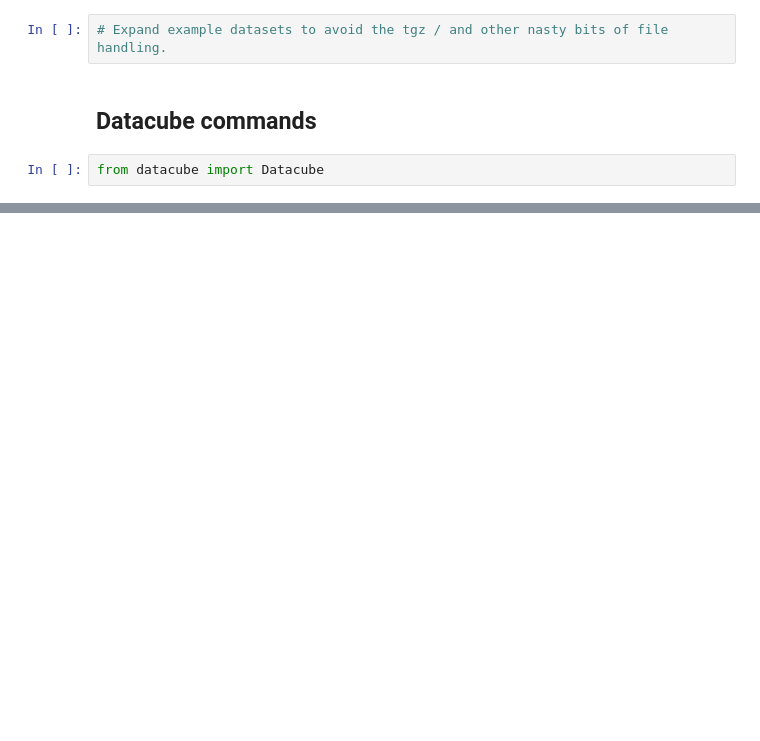
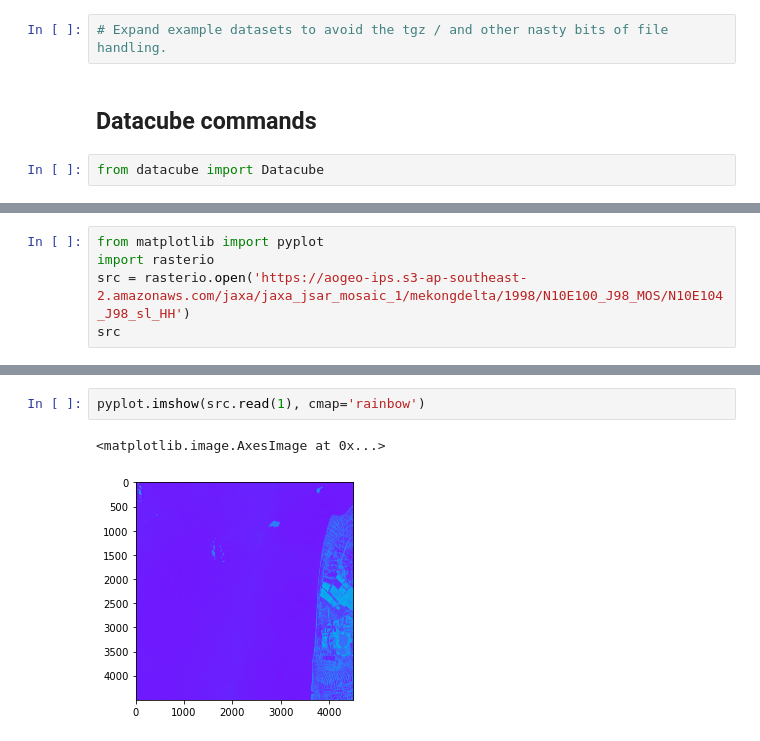
Before and after one commit to aogeodh/aogeodh-odc-demo, a Jupyter notebook: aogeodh-demo-indexing-data.ipynb, the cells around one changed output, grey strips where cells are left out. Cells and saved outputs as stored; diff of their text form; blank space fills up the shorter version.

Commit message:
rasterio read and overview map

```diff
--- a/aogeodh-demo-indexing-data.ipynb
+++ b/aogeodh-demo-indexing-data.ipynb
@@ -83,0 +145,5 @@ TypeError: list_products() missing 1 required positional argument: 'self'
+# %%
+from matplotlib import pyplot
+import rasterio
+src = rasterio.open('https://aogeo-ips.s3-ap-southeast-2.amazonaws.com/jaxa/jaxa_jsar_mosaic_1/mekongdelta/1998/N10E100_J98_MOS/N10E104_J98_sl_HH')
+src
@@ -83,0 +174,5 @@ TypeError: list_products() missing 1 required positional argument: 'self'
+# %%
+pyplot.imshow(src.read(1), cmap='rainbow')
+# %% [output]
+<matplotlib.image.AxesImage at 0x...>
+[figure, added]
```
Also changed, not shown: parts of 29 cells of this notebook, 5 other files.
